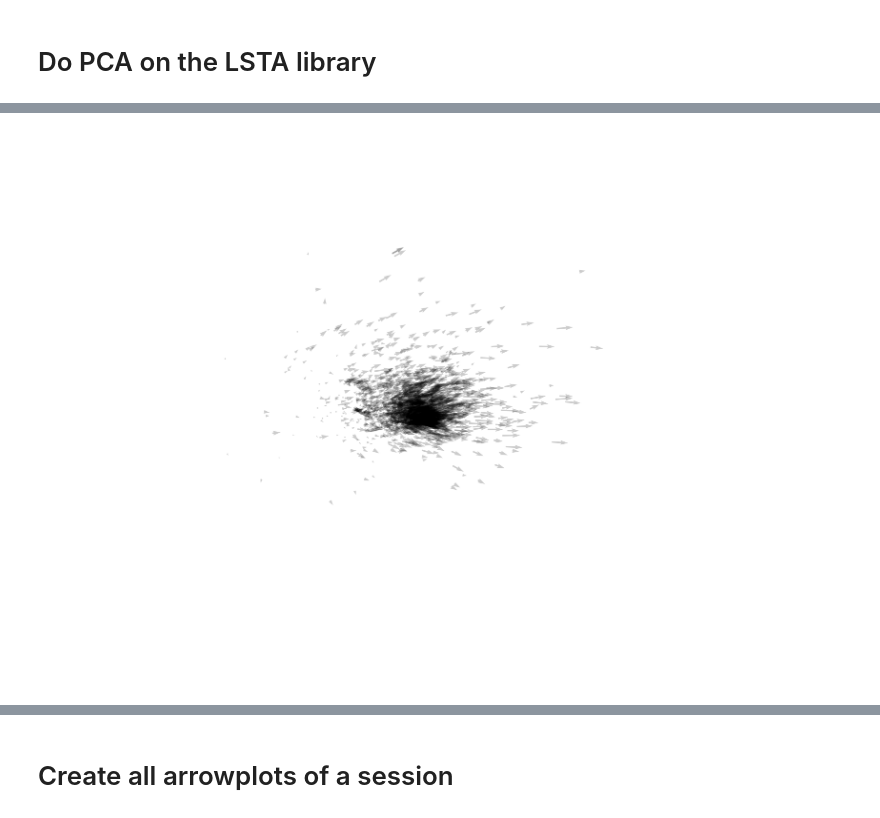
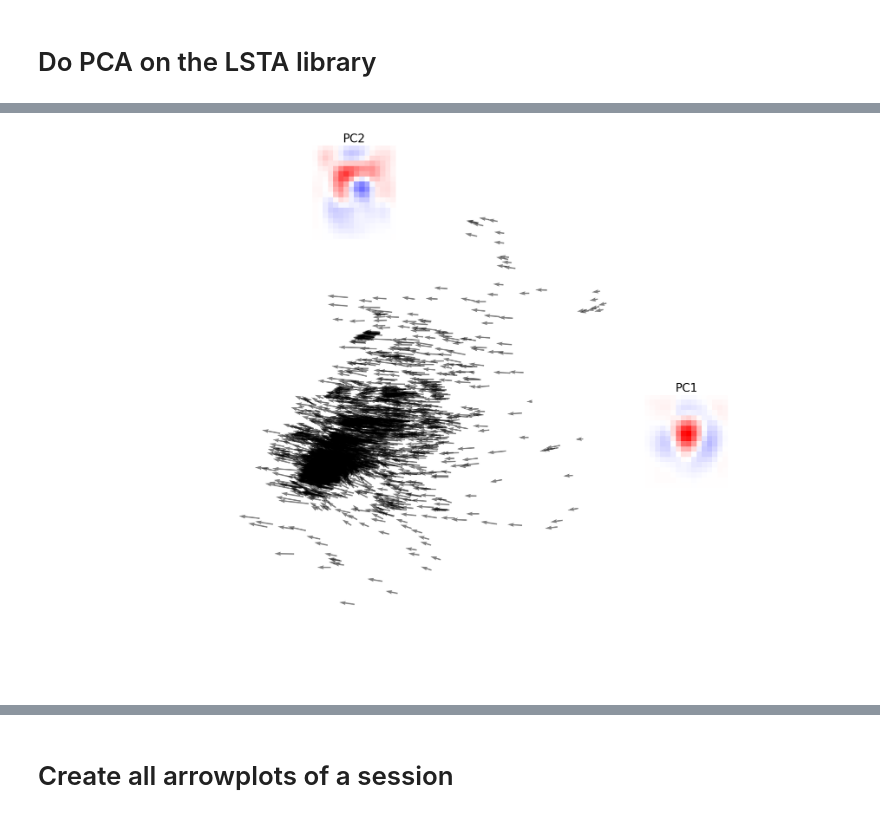
Before and after one commit to open-retina/open-retina, a Jupyter notebook: notebooks/vector_field_analysis_hoefling_2024.ipynb, the cells around one changed output, grey strips where cells are left out. Cells and saved outputs as stored; diff of their text form; code cells hidden in the pictures.

```diff
--- a/notebooks/vector_field_analysis_hoefling_2024.ipynb
+++ b/notebooks/vector_field_analysis_hoefling_2024.ipynb
@@ -38,7 +39,7 @@ CoreReadout(
 )
 # %%
 # pick a random session
-session_id = list(model.readout.keys())[-1]
+session_id = list(model.readout.keys())[1]
 print(session_id)
 n_neurons = model.readout[session_id].outdims
 print(f"Number of neurons: {n_neurons}")
@@ -105,7 +164,7 @@ print(f"First channel range: [{last_frame[0].min():.3f}, {last_frame[0].max():.3
 [figure]
 First channel range: [-0.659, 1.077]
 # %%
-cell_id = 34  # LInear example | cell_id = 33 NONLINEAR Example
+cell_id = 0  # LInear example | cell_id = 33 NONLINEAR Example
 lsta_library, response_library = compute_lsta_library(
     model,
     movies[:n_images], # Can limit number of images for it to run faster
@@ -159,7 +218,7 @@ plt.show()
 # Do PCA on the LSTA library
 # %%
 # Select channel
-channel = 0
+channel = 1
 # lsta_library = lsta_library[:, :, :]
 
 PC1, PC2, explained_variance = get_pc_from_pca(model, channel, lsta_library, plot=True)
@@ -168,4 +227,4 @@ PC1, PC2, explained_variance = get_pc_from_pca(model, channel, lsta_library, plo
 # %%
 # Project the images onto PCA space
 images = movies[:,channel,-1,:,:]
-images_coordinate = get_images_coordinate(images, PC1, PC2, plot=False)
+images_coordinate = get_images_coordinate(images, PC1, PC2, plot=True)
@@ -172,10 +233,10 @@ images_coordinate = get_images_coordinate(images, PC1, PC2, plot=False)
 # %%
 # Plot the vector field of the LSTA in PCA space
 from openretina.insilico.VectorFieldAnalysis.vector_field_analysis import plot_untreated_vectorfield
 
-fig = plot_untreated_vectorfield(lsta_library[:, channel, :, :], PC1, PC2, images_coordinate)
+fig = plot_untreated_vectorfield(lsta_library, channel, PC1, PC2, images_coordinate)
 # %% [output]
-[figure, old version]
+[figure, new version]
 # %%
 from openretina.insilico.VectorFieldAnalysis.vector_field_analysis import plot_clean_vectorfield
 fig = plot_clean_vectorfield(
```
Also changed, not shown: parts of 11 cells of this notebook, 3 other files.
